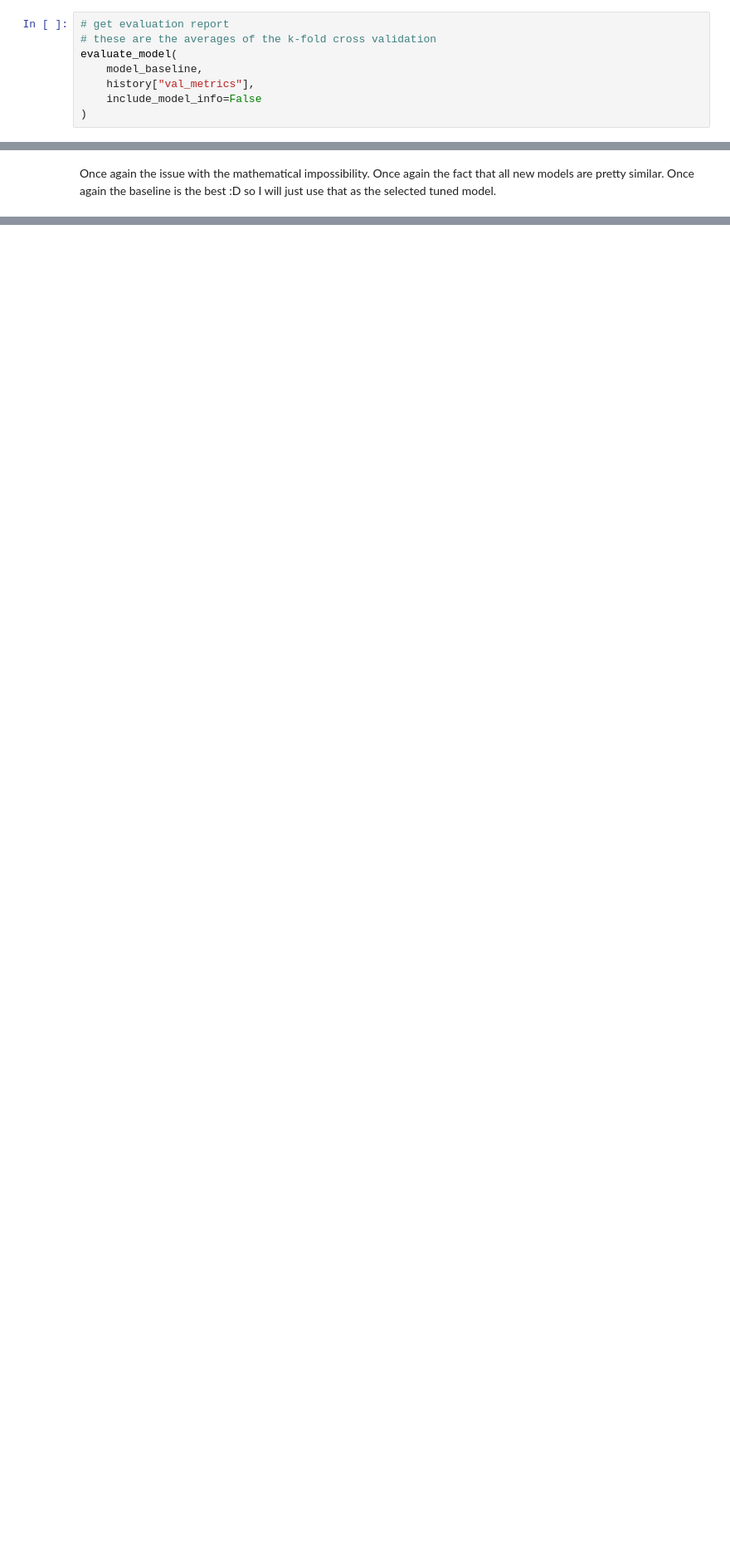
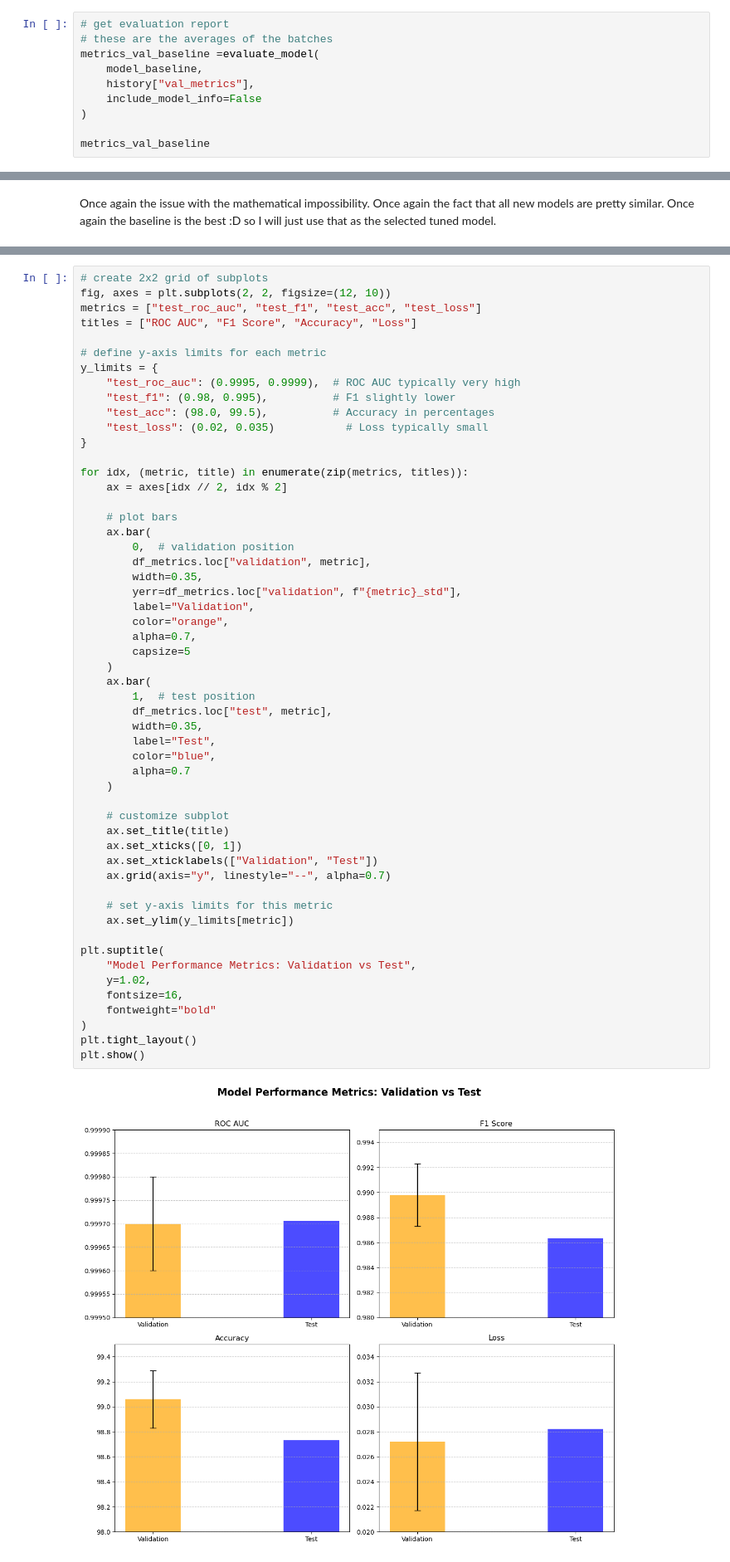
Before and after one commit to fabianjkrueger/muffin_vs_chihuahua, a Jupyter notebook: notebooks/train.ipynb, the cells around one changed output, grey strips where cells are left out. Shown at 83% size. Drawn from its saved outputs; the diff is of its cells as text; blank space fills up the shorter version.

```diff
--- a/notebooks/train.ipynb
+++ b/notebooks/train.ipynb
@@ -528,10 +534,12 @@ from the k-fold cross validation which were computed during training.
 The test set will not be used yet, but only once in the very end.
 # %%
 # get evaluation report
-# these are the averages of the k-fold cross validation
-evaluate_model(
+# these are the averages of the batches
+metrics_val_baseline =evaluate_model(
     model_baseline,
     history["val_metrics"],
     include_model_info=False
 )
+
+metrics_val_baseline
 # %% [output]
@@ -1477,0 +1550,56 @@ Here, evaluate the base model on the test set.
+# %%
+# create 2x2 grid of subplots
+fig, axes = plt.subplots(2, 2, figsize=(12, 10))
+metrics = ["test_roc_auc", "test_f1", "test_acc", "test_loss"]
+titles = ["ROC AUC", "F1 Score", "Accuracy", "Loss"]
+
+# define y-axis limits for each metric
+y_limits = {
+    "test_roc_auc": (0.9995, 0.9999),  # ROC AUC typically very high
+    "test_f1": (0.98, 0.995),          # F1 slightly lower
+    "test_acc": (98.0, 99.5),          # Accuracy in percentages
+    "test_loss": (0.02, 0.035)           # Loss typically small
+}
+
+for idx, (metric, title) in enumerate(zip(metrics, titles)):
+    ax = axes[idx // 2, idx % 2]
+
+    # plot bars
+    ax.bar(
+        0,  # validation position
+        df_metrics.loc["validation", metric],
+        width=0.35,
+        yerr=df_metrics.loc["validation", f"{metric}_std"],
+        label="Validation",
+        color="orange",
+        alpha=0.7,
+        capsize=5
+    )
+    ax.bar(
+        1,  # test position
+        df_metrics.loc["test", metric],
+        width=0.35,
+        label="Test",
+        color="blue",
+        alpha=0.7
+    )
+
+    # customize subplot
+    ax.set_title(title)
+    ax.set_xticks([0, 1])
+    ax.set_xticklabels(["Validation", "Test"])
+    ax.grid(axis="y", linestyle="--", alpha=0.7)
+
+    # set y-axis limits for this metric
+    ax.set_ylim(y_limits[metric])
+
+plt.suptitle(
+    "Model Performance Metrics: Validation vs Test",
+    y=1.02,
+    fontsize=16,
+    fontweight="bold"
+)
+plt.tight_layout()
+plt.show()
+# %% [output]
+[figure, added]
```
Also changed, not shown: parts of 20 cells of this notebook.
